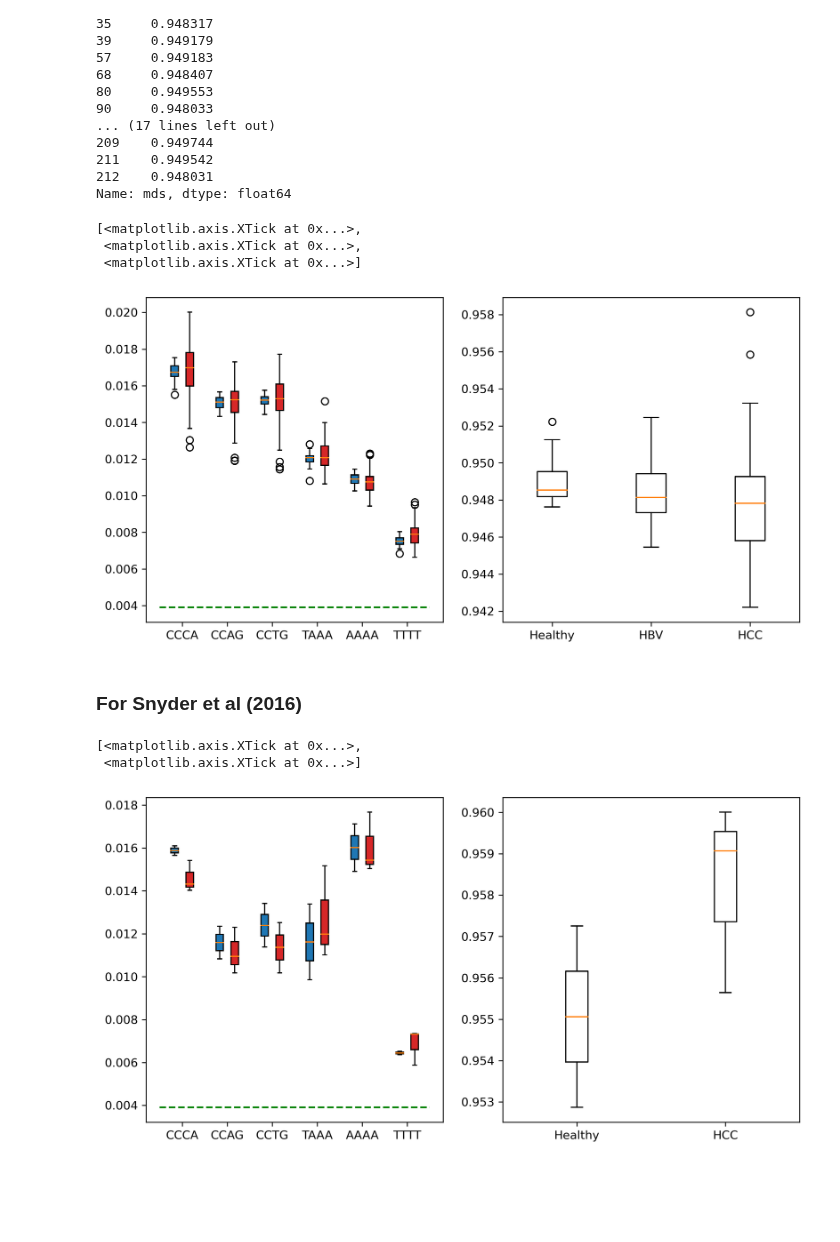
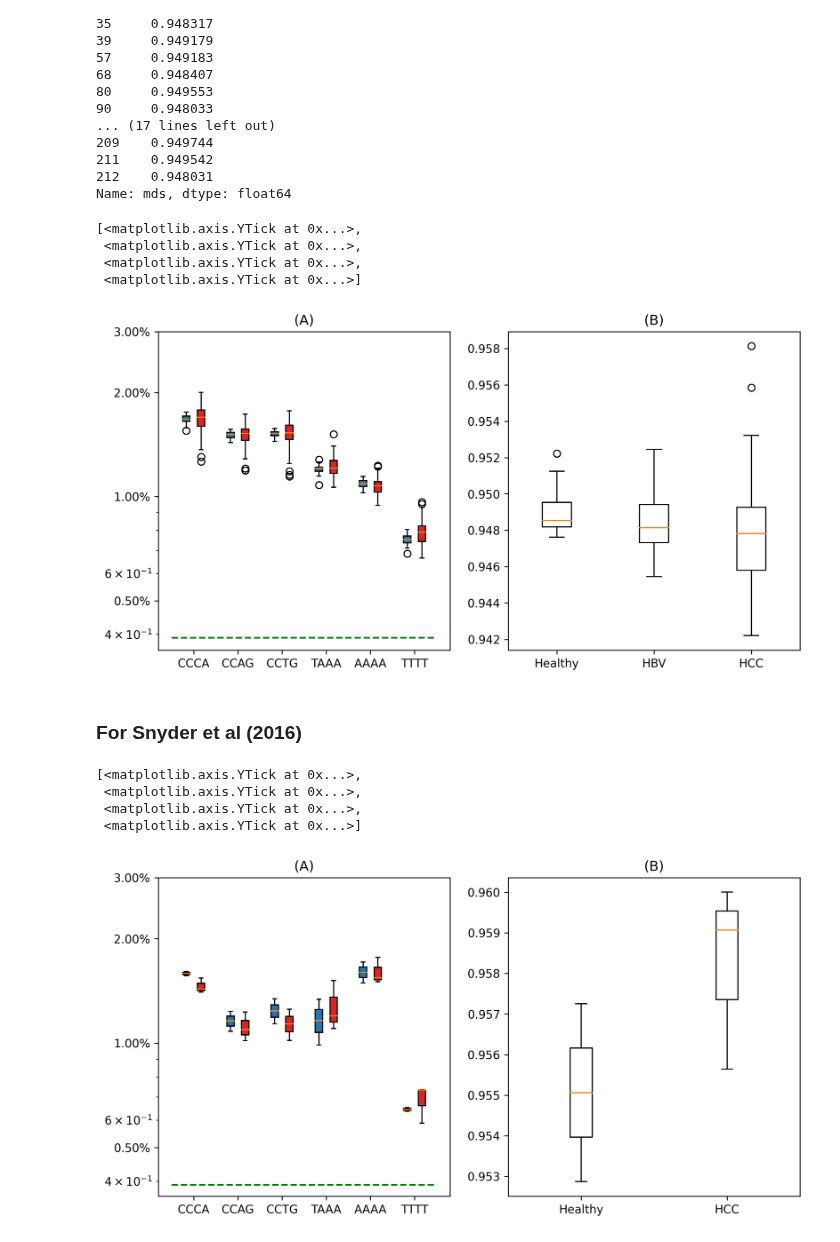
Before and after one commit to epifluidlab/FinaleToolkit, a Jupyter notebook: figs/frag_features_fig.ipynb, the cells around one changed output. Drawn from its saved outputs; the diff is of its cells as text; code cells hidden in the pictures; blank space fills up the shorter version.

```diff
--- a/figs/frag_features_fig.ipynb
+++ b/figs/frag_features_fig.ipynb
@@ -179,8 +182,8 @@ motif_freq_list = []
 for motif in motifs:
     non_hcc = end_motifs_csv.loc[(end_motifs_csv['disease']=='Healthy'), motif]
     hcc = end_motifs_csv.loc[end_motifs_csv['disease']=='Liver cancer', motif]
-    motif_freq_list.append(non_hcc)
-    motif_freq_list.append(hcc)
+    motif_freq_list.append(non_hcc*100)
+    motif_freq_list.append(hcc*100)
 motif_freq_list[1]
 
 # box plot positions, colors, x tick labels
@@ -201,32 +204,39 @@ for i in range(len(motifs)):
 # %%
 # plotting
 fig, axes = plt.subplots(1, 2)
 fig.set_dpi(300)
 fig.set_size_inches(10, 5)
 
 # Box plot for HCC motifs
 motif_box_plot = axes[0].boxplot(
         motif_freq_list,
         labels=labels,
         positions=positions,
         patch_artist=True,
 )
 for patch, color in zip(motif_box_plot['boxes'], colors):
         patch.set_facecolor(color)
-axes[0].plot([0, 18], [1/256, 1/256], 'g--')
+axes[0].plot([0, 18], [100/256, 100/256], 'g--')
 axes[0].set_xticks(ticks, tick_labels)
 # FIXME: add legend
 
 # Box plot for MDS
 mds_box_plot = axes[1].boxplot(
         mds_series,
 )
 axes[1].set_xticks([1, 2, 3], ['Healthy', 'HBV', 'HCC'])
+axes[0].set_title('(A)')
+axes[1].set_title('(B)')
+axes[0].set_yscale('log')
+y_formatter = mpl.ticker.PercentFormatter()
+axes[0].yaxis.set_major_formatter(y_formatter)
+axes[0].set_yticks([0.5, 1, 2, 3])
 # %% [output]
-[<matplotlib.axis.XTick at 0x...>,
- <matplotlib.axis.XTick at 0x...>,
- <matplotlib.axis.XTick at 0x...>]
+[<matplotlib.axis.YTick at 0x...>,
+ <matplotlib.axis.YTick at 0x...>,
+ <matplotlib.axis.YTick at 0x...>,
+ <matplotlib.axis.YTick at 0x...>]
-[figure, old version]
+[figure, new version]
 # %% [markdown]
 ### For Snyder et al (2016)
 # %%
@@ -256,8 +266,8 @@ motif_freq_list = []
 for motif in motifs:
     non_hcc = end_motifs_csv.loc[(end_motifs_csv['disease']=='Healthy')|(end_motifs_csv['disease']=='Hepatitis B'), motif]
     hcc = end_motifs_csv.loc[(end_motifs_csv['disease']=='Liver cancer')&(end_motifs_csv['id']!='86258'), motif]
-    motif_freq_list.append(non_hcc)
-    motif_freq_list.append(hcc)
+    motif_freq_list.append(non_hcc*100)
+    motif_freq_list.append(hcc*100)
 motif_freq_list[1]
 
 # box plot positions, colors, x tick labels
@@ -289,7 +299,7 @@ motif_box_plot = axes[0].boxplot(
 )
 for patch, color in zip(motif_box_plot['boxes'], colors):
         patch.set_facecolor(color)
-axes[0].plot([0, 18], [1/256, 1/256], 'g--')
+axes[0].plot([0, 18], [100/256, 100/256], 'g--')
 axes[0].set_xticks(ticks, tick_labels)
 # FIXME: add legend
 
@@ -298,7 +308,15 @@ mds_box_plot = axes[1].boxplot(
         mds_series,
 )
 axes[1].set_xticks([1,2], ['Healthy','HCC'])
+axes[0].set_title('(A)')
+axes[1].set_title('(B)')
+axes[0].set_yscale('log')
+y_formatter = mpl.ticker.PercentFormatter()
+axes[0].yaxis.set_major_formatter(y_formatter)
+axes[0].set_yticks([0.5, 1, 2, 3])
 # %% [output]
-[<matplotlib.axis.XTick at 0x...>,
- <matplotlib.axis.XTick at 0x...>]
+[<matplotlib.axis.YTick at 0x...>,
+ <matplotlib.axis.YTick at 0x...>,
+ <matplotlib.axis.YTick at 0x...>,
+ <matplotlib.axis.YTick at 0x...>]
-[figure, old version]
+[figure, new version]
```
Also changed, not shown: parts of 3 cells of this notebook.
